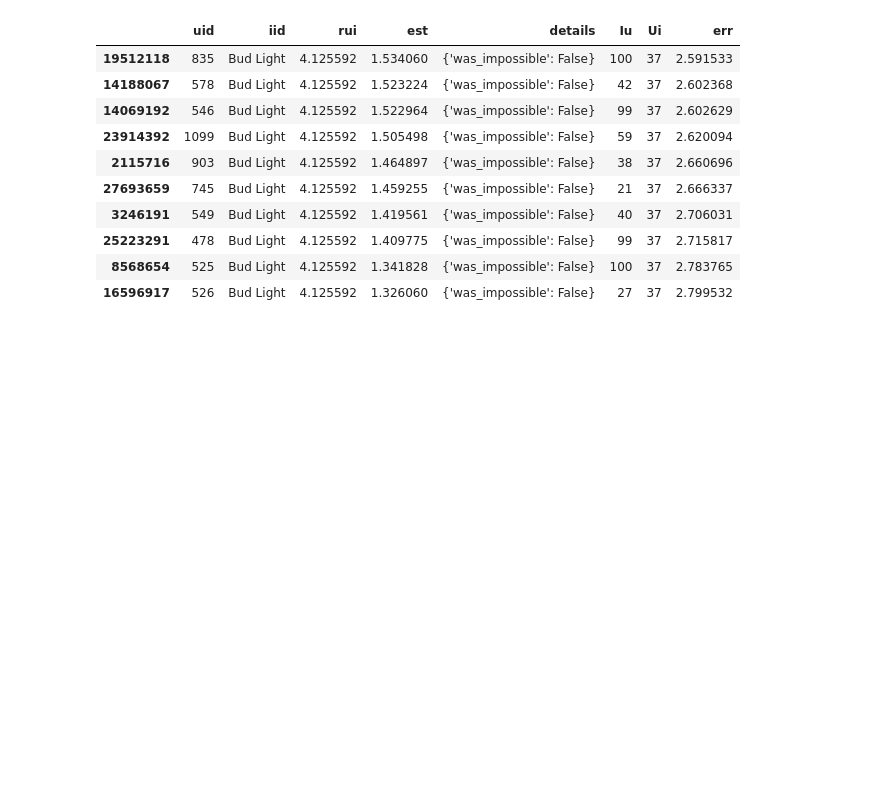
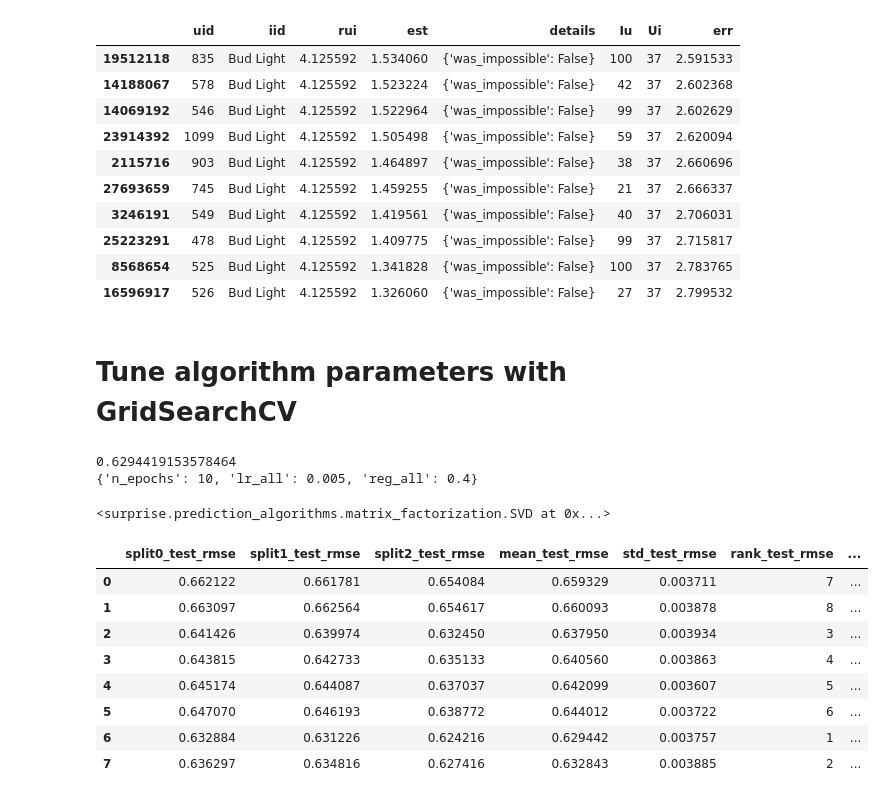
Before and after one commit to loisr/Beer-Recommendations, a Jupyter notebook: Surprise! - Recommendation System.ipynb, the cells around one changed output. Saved outputs shown, nothing was run; the diff lists cells and outputs as text; code cells hidden in the pictures; blank space fills up the shorter version.

Commit message:
tune algorithm parameters with GridSearchCV

```diff
--- a/Surprise! - Recommendation System.ipynb
+++ b/Surprise! - Recommendation System.ipynb
@@ -272,3 +272,5 @@ worst_predictions
 | 25223291 | 478 | Bud Light | 4.125592 | 1.409775 | {'was_impossible': False} | 99 | 37 | 2.715817 |
 | 8568654 | 525 | Bud Light | 4.125592 | 1.341828 | {'was_impossible': False} | 100 | 37 | 2.783765 |
 | 16596917 | 526 | Bud Light | 4.125592 | 1.326060 | {'was_impossible': False} | 27 | 37 | 2.799532 |
+# %% [markdown]
+# Tune algorithm parameters with GridSearchCV
@@ -274,0 +279,35 @@ worst_predictions
+# %%
+param_grid = {'n_epochs': [5, 10], 'lr_all': [0.002, 0.005],
+              'reg_all': [0.4, 0.6]}
+gs = GridSearchCV(SVD, param_grid, measures=['rmse', 'mae'], cv=3)
+
+gs.fit(data)
+
+# best RMSE score
+print(gs.best_score['rmse'])
+
+# combination of parameters that gave the best RMSE score
+print(gs.best_params['rmse'])
+# %% [output]
+0.6294419153578464
+{'n_epochs': 10, 'lr_all': 0.005, 'reg_all': 0.4}
+# %%
+# We can now use the algorithm that yields the best rmse:
+algo = gs.best_estimator['rmse']
+algo.fit(data.build_full_trainset())
+# %% [output]
+<surprise.prediction_algorithms.matrix_factorization.SVD at 0x...>
+# %%
+results_df = pd.DataFrame.from_dict(gs.cv_results)
+# %%
+results_df
+# %% [output]
+|  | split0_test_rmse | split1_test_rmse | split2_test_rmse | mean_test_rmse | std_test_rmse | rank_test_rmse | ... |
+| 0 | 0.662122 | 0.661781 | 0.654084 | 0.659329 | 0.003711 | 7 | ... |
+| 1 | 0.663097 | 0.662564 | 0.654617 | 0.660093 | 0.003878 | 8 | ... |
+| 2 | 0.641426 | 0.639974 | 0.632450 | 0.637950 | 0.003934 | 3 | ... |
+| 3 | 0.643815 | 0.642733 | 0.635133 | 0.640560 | 0.003863 | 4 | ... |
+| 4 | 0.645174 | 0.644087 | 0.637037 | 0.642099 | 0.003607 | 5 | ... |
+| 5 | 0.647070 | 0.646193 | 0.638772 | 0.644012 | 0.003722 | 6 | ... |
+| 6 | 0.632884 | 0.631226 | 0.624216 | 0.629442 | 0.003757 | 1 | ... |
+| 7 | 0.636297 | 0.634816 | 0.627416 | 0.632843 | 0.003885 | 2 | ... |
```
Also changed, not shown: parts of 1 cell of this notebook.
